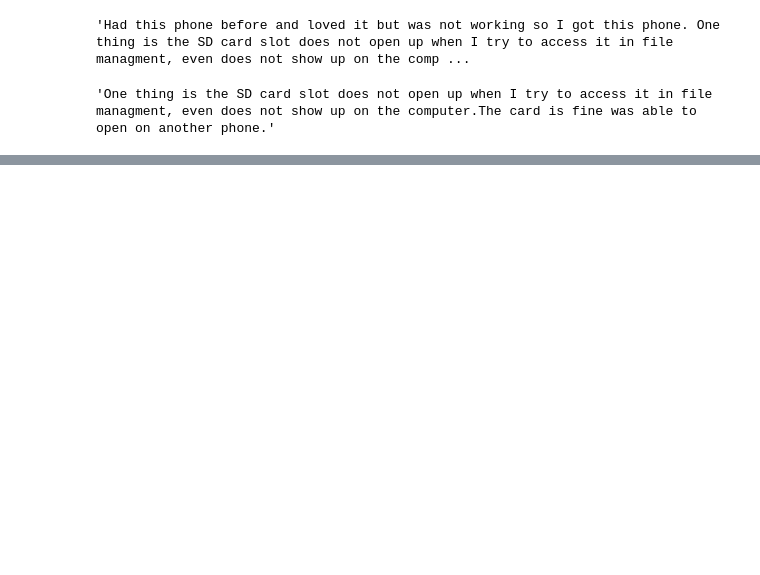
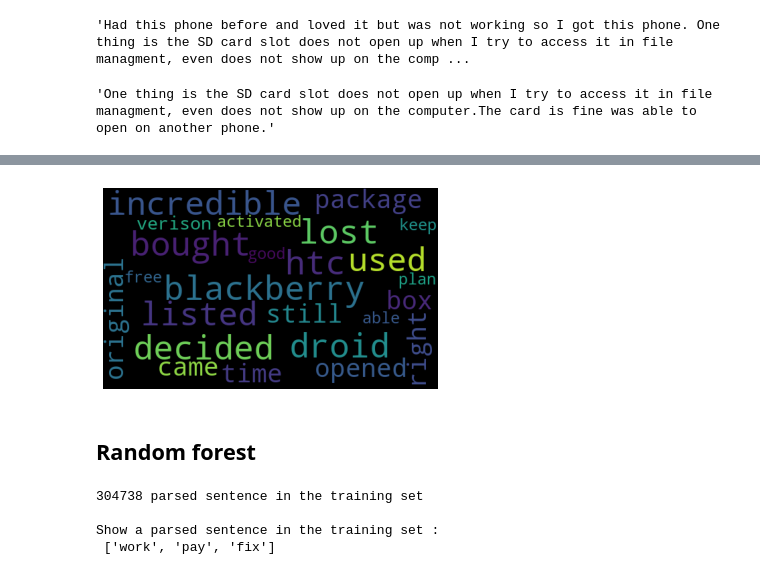
Before and after one commit to Nikil9/NLP-Project, a Jupyter notebook: inc1.ipynb, the cells around one changed output, grey strips where cells are left out. Saved outputs shown, nothing was run; the diff lists cells and outputs as text; code cells hidden in the pictures; blank space fills up the shorter version.

```diff
--- a/inc1.ipynb
+++ b/inc1.ipynb
@@ -307,0 +462,6 @@ df['summarized_review'][15]
+# %%
+create_word_cloud(brand='HTC',sentiment=1)
+# %% [output]
+[figure, added]
+# %% [markdown]
+## **Random forest**
@@ -307,0 +482,26 @@ df['summarized_review'][15]
+# %%
+from gensim.models import Word2Vec
+# Split review text into parsed sentences uisng NLTK's punkt tokenizer
+# nltk.download()
+tokenizer = nltk.data.load('tokenizers/punkt/english.pickle')
+
+def parseSent(review, tokenizer, remove_stopwords=False):
+    raw_sentences = tokenizer.tokenize(review.strip())
+    sentences = []
+    for raw_sentence in raw_sentences:
+        if len(raw_sentence) > 0:
+            sentences.append(cleanText(raw_sentence, remove_stopwords, split_text=True))
+    return sentences
+
+# Parse each review in the training set into sentences
+sentences = []
+for review in X_train:
+    sentences += parseSent(review, tokenizer)
+
+print('%d parsed sentence in the training set\n'  %len(sentences))
+print('Show a parsed sentence in the training set : \n',  sentences[10])
+# %% [output]
+304738 parsed sentence in the training set
+
+Show a parsed sentence in the training set :
+ ['work', 'pay', 'fix']
```
Also changed, not shown: parts of 28 cells of this notebook.
